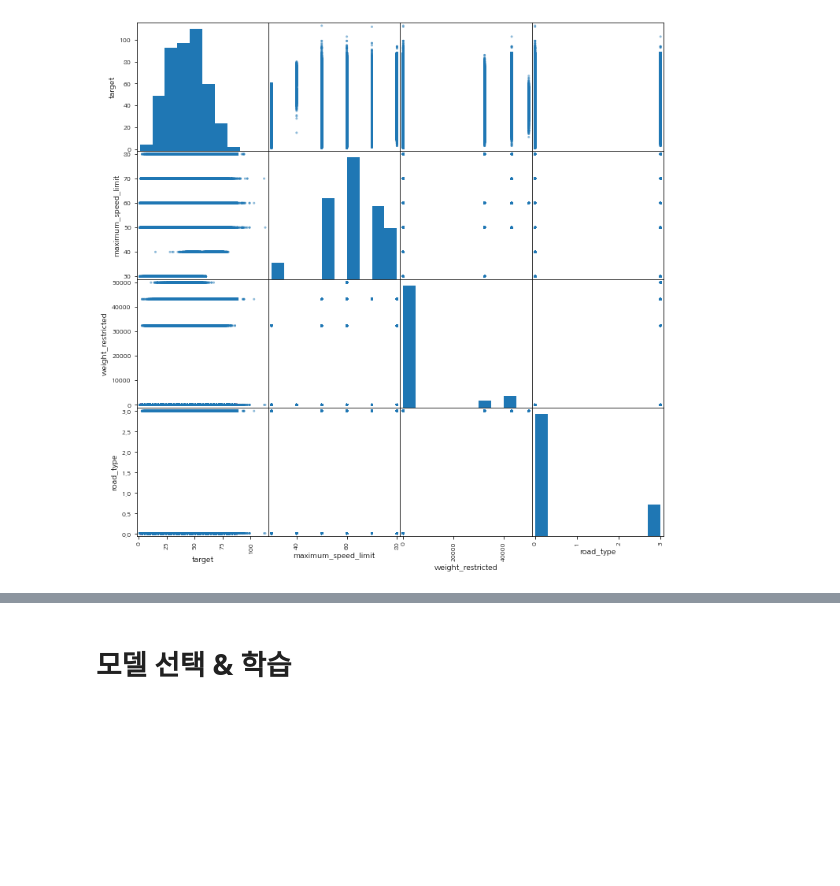
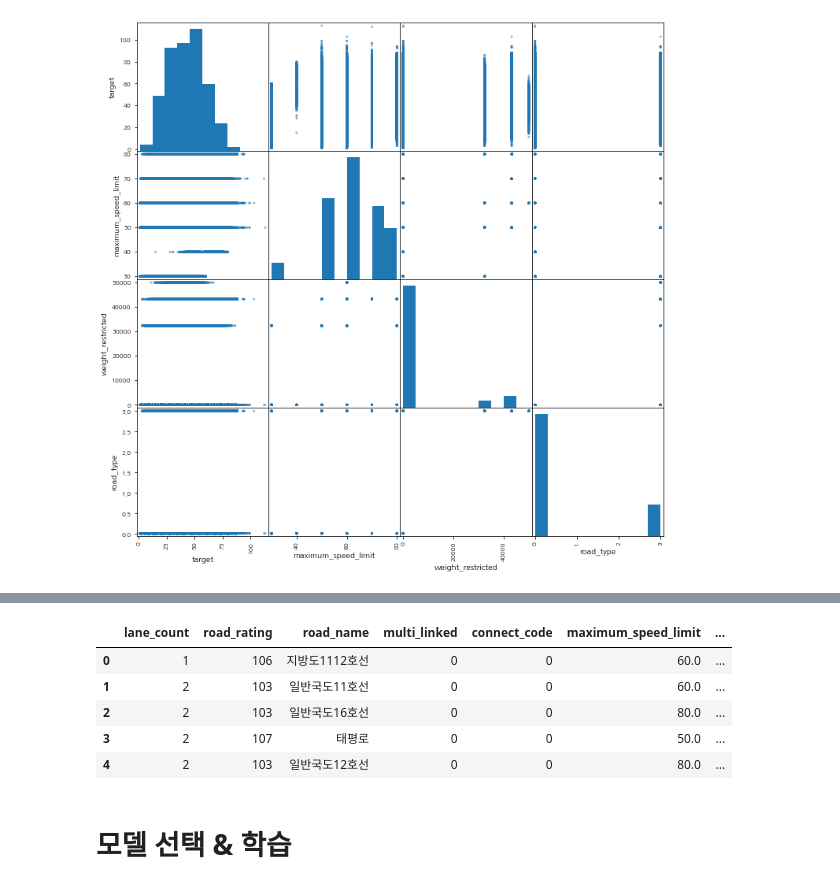
Before and after one commit to noodle-s/Jeju-road-traffic-prediction, a Jupyter notebook: EDA/EDA_yjw.ipynb, the cells around one changed output, grey strips where cells are left out. Saved outputs shown, nothing was run; the diff lists cells and outputs as text; code cells hidden in the pictures; blank space fills up the shorter version.

```diff
--- a/EDA/EDA_yjw.ipynb
+++ b/EDA/EDA_yjw.ipynb
@@ -391,0 +413,2 @@ plt.show()
+# %%
+data.drop(data.loc[data['road_name'] == '-'].index, inplace=True)
@@ -391,0 +421,4 @@ plt.show()
+# %%
+data['date'] = data['base_date'].astype(str) + " " + data['base_hour'].astype(str) + ":00"
+# %%
+data['date'] = pd.to_datetime(data['date'], format='%Y%m%d %H:%M')
@@ -392,2 +434,13 @@ plt.show()
+# %%
+data.drop(['base_date', 'base_hour'], axis=1, inplace=True)
+# %%
+data.head()
+# %% [output]
+|  | lane_count | road_rating | road_name | multi_linked | connect_code | maximum_speed_limit | ... |
+| 0 | 1 | 106 | 지방도1112호선 | 0 | 0 | 60.0 | ... |
+| 1 | 2 | 103 | 일반국도11호선 | 0 | 0 | 60.0 | ... |
+| 2 | 2 | 103 | 일반국도16호선 | 0 | 0 | 80.0 | ... |
+| 3 | 2 | 107 | 태평로 | 0 | 0 | 50.0 | ... |
+| 4 | 2 | 103 | 일반국도12호선 | 0 | 0 | 80.0 | ... |
 # %% [markdown]
 # 모델 선택 & 학습
```
Also changed, not shown: parts of 15 cells of this notebook.
